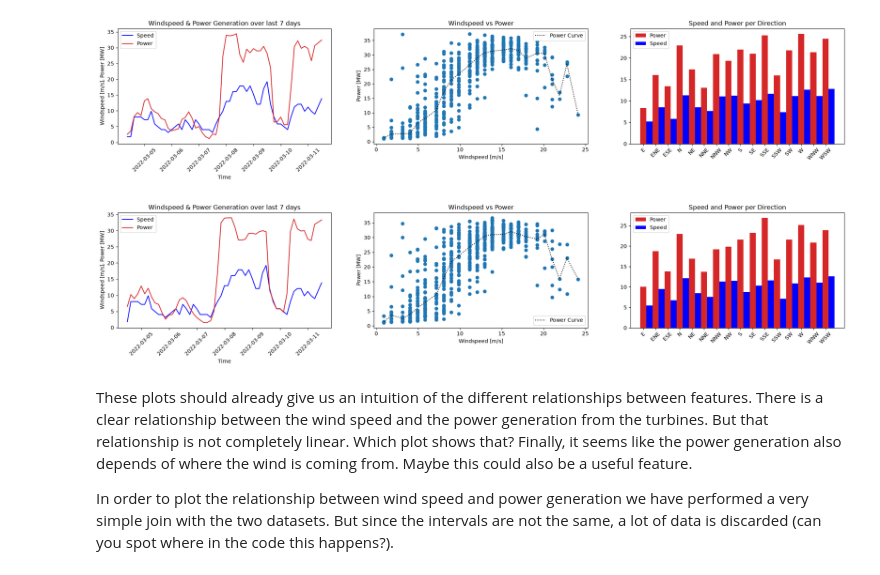
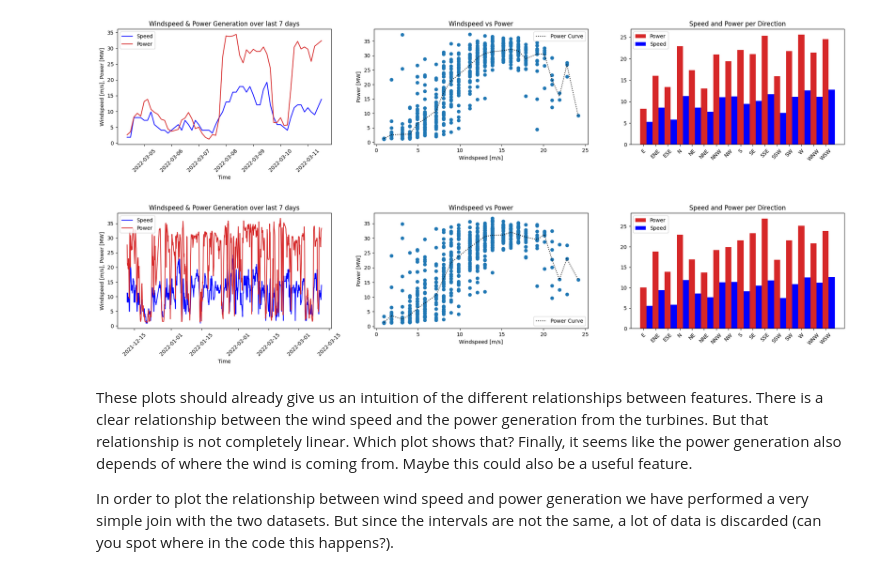
Before and after one commit to ppcharlotte/wind-power-forecasting-mlflow, a Jupyter notebook: exploration.ipynb, the cells around one changed output. Saved outputs shown, nothing was run; the diff lists cells and outputs as text; code cells hidden in the pictures.

```diff
--- a/exploration.ipynb
+++ b/exploration.ipynb
@@ -156,7 +160,7 @@ joined_dfs = power_df.join(wind_df, how="inner")
 Joining the two datasets with an inner join means keeping only those records that match their index. Although this will work, you may notice that most of our data is discarded due to the unmatching time intervals. You may want to explore other possible ways to merge the data; you can argue for using a specific method or experiment with both later on. For now, try out a different way to align the datasets.
 # %%
 ### TODO -> JOIN THE TWO DATASETS ###
-power_df1 = power_df.resample("3h").mean()
+power_df1 = power_df.resample("3h").mean().dropna(subset=["Total"])
 joined_dfs1 = power_df1.join(wind_df, how="inner")
 # %% [markdown]
 ### Understanding the data: EDA
@@ -203,37 +207,37 @@ ax[2].set_title("Speed and Power per Direction");
 fig, ax = plt.subplots(1,3, figsize=(25,4))
 
 # Speed and Power for the last 7 days
-ax[0].plot(joined_dfs1["Speed"].tail(int(7*24/3)), label="Speed", color="blue") # Since the datasets are joined every three hours, we need the last 7 days times 24 hours diveded by 3 hours
-ax[0].plot(joined_dfs1["Total"].tail(int(7*24/3)), label="Power", color="tab:red") # Since the datasets are joined every three hours, we need the last 7 days times 24 hours diveded by 3 hours
+ax[0].plot(joined_dfs1["Speed"].tail(int(90*24/3)), label="Speed", color="blue") # Since the datasets are joined every three hours, we need the last 7 days times 24 hours diveded by 3 hours
+ax[0].plot(joined_dfs1["Total"].tail(int(90*24/3)), label="Power", color="tab:red") # Since the datasets are joined every three hours, we need the last 7 days times 24 hours diveded by 3 hours
 ax[0].set_title("Windspeed & Power Generation over last 7 days")
 ax[0].set_xlabel("Time")
 ax[0].tick_params(axis='x', labelrotation = 45)
 ax[0].set_ylabel("Windspeed [m/s], Power [MW]")
 ax[0].legend()
 
 # Speed vs Total (Power Curve nature)
 ax[1].scatter(joined_dfs1["Speed"], joined_dfs1["Total"])
 power_curve = joined_dfs1.groupby("Speed").median(numeric_only=True)["Total"]
 ax[1].plot(power_curve.index, power_curve.values, "k:", label="Power Curve")
 ax[1].legend()
 ax[1].set_title("Windspeed vs Power")
 ax[1].set_ylabel("Power [MW]")
 ax[1].set_xlabel("Windspeed [m/s]")
 
 # Speed and Power per Wind Direction
 wind_grouped_by_direction = joined_dfs1.groupby("Direction").mean(numeric_only=True).reset_index()
 bar_width = 0.5
 x = np.arange(len(wind_grouped_by_direction.index))
 
 ax[2].bar(x, wind_grouped_by_direction.Total, width=0.5, label="Power", color="tab:red")
 ax[2].bar(x + bar_width, wind_grouped_by_direction.Speed, width=0.5, label="Speed", color="blue")
 ax[2].legend()
 ax[2].set_xticks(x)
 ax[2].set_xticklabels(wind_grouped_by_direction.Direction)
 ax[2].tick_params(axis='x', labelrotation = 45)
 ax[2].set_title("Speed and Power per Direction");
 # %% [output]
-[figure, old version]
+[figure, new version]
 # %% [markdown]
 These plots should already give us an intuition of the different relationships between features. There is a clear relationship between the wind speed and the power generation from the turbines. But that relationship is not completely linear. Which plot shows that? Finally, it seems like the power generation also depends of where the wind is coming from. Maybe this could also be a useful feature.
 
```
Also changed, not shown: parts of 29 cells of this notebook, 16 other files.
